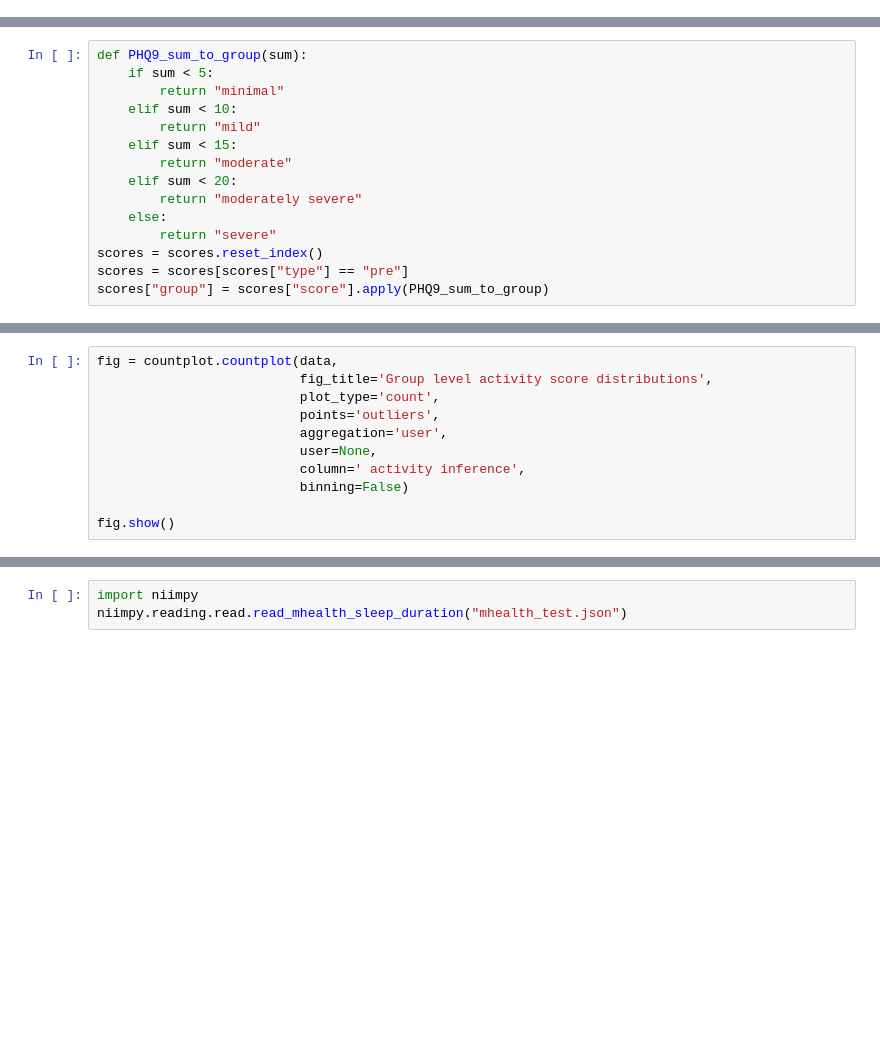
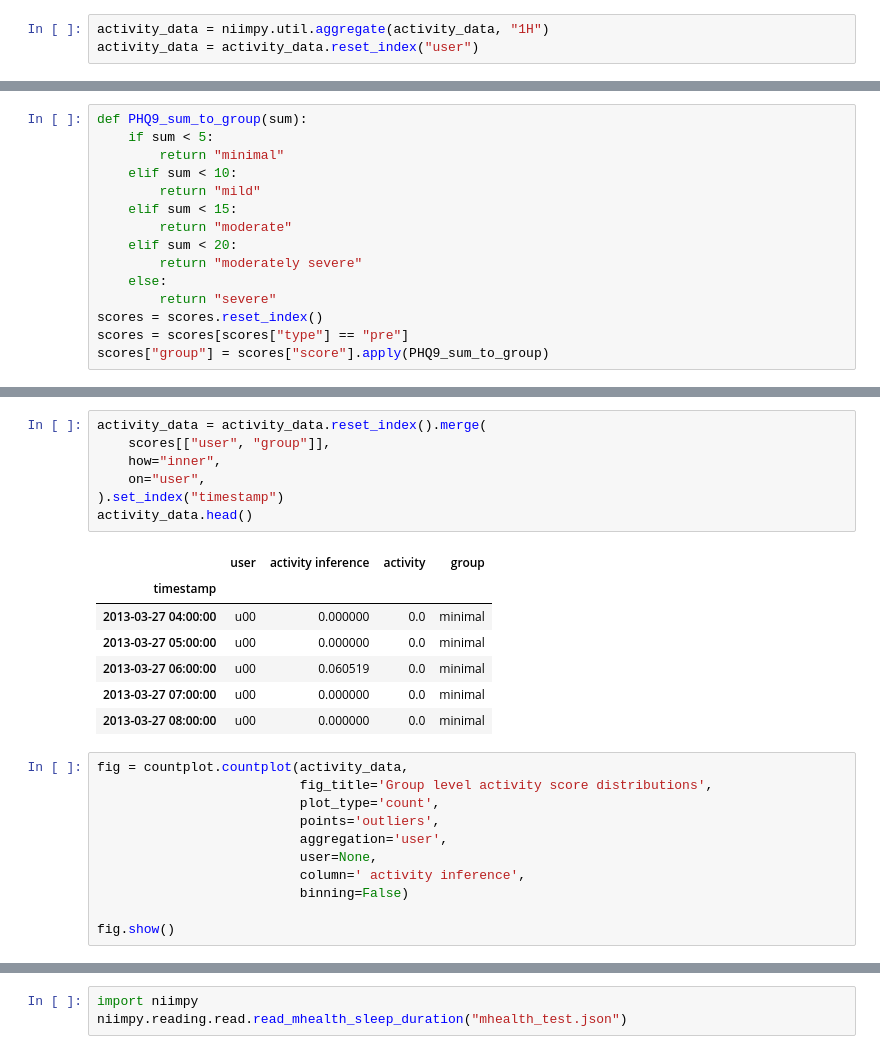
Before and after one commit to digitraceslab/niimpy, a Jupyter notebook: docs/demo_notebooks/student_life_example.ipynb, the cells around one changed output, grey strips where cells are left out. Cells and saved outputs as stored; diff of their text form; blank space fills up the shorter version.

Commit message:
Simplify and use the groups in activity data

```diff
--- a/docs/demo_notebooks/student_life_example.ipynb
+++ b/docs/demo_notebooks/student_life_example.ipynb
@@ -29,6 +29,9 @@ activity_data = pd.concat(activity_data)
 activity_data["activity"] = activity_data[" activity inference"].astype(object)
 activity_data.set_index('timestamp',inplace=True)
 activity_data.index = pd.to_datetime(activity_data.index, unit='s')
+# %%
+activity_data = niimpy.util.aggregate(activity_data, "1H")
+activity_data = activity_data.reset_index("user")
 # %%
 csvfile = archive.open(f"dataset/survey/PHQ-9.csv")
 survey_data = pd.read_csv(csvfile)
@@ -180,5 +94,20 @@ mapped[["user", "group"]]
+# %%
+activity_data = activity_data.reset_index().merge(
+    scores[["user", "group"]],
+    how="inner",
+    on="user",
+).set_index("timestamp")
+activity_data.head()
+# %% [output]
+|  | user | activity inference | activity | group |
+| timestamp |  |  |  |  |
+| 2013-03-27 04:00:00 | u00 | 0.000000 | 0.0 | minimal |
+| 2013-03-27 05:00:00 | u00 | 0.000000 | 0.0 | minimal |
+| 2013-03-27 06:00:00 | u00 | 0.060519 | 0.0 | minimal |
+| 2013-03-27 07:00:00 | u00 | 0.000000 | 0.0 | minimal |
+| 2013-03-27 08:00:00 | u00 | 0.000000 | 0.0 | minimal |
 # %%
-fig = countplot.countplot(data,
+fig = countplot.countplot(activity_data,
                           fig_title='Group level activity score distributions',
                           plot_type='count',
                           points='outliers',
```
Also changed, not shown: parts of 7 cells of this notebook.
